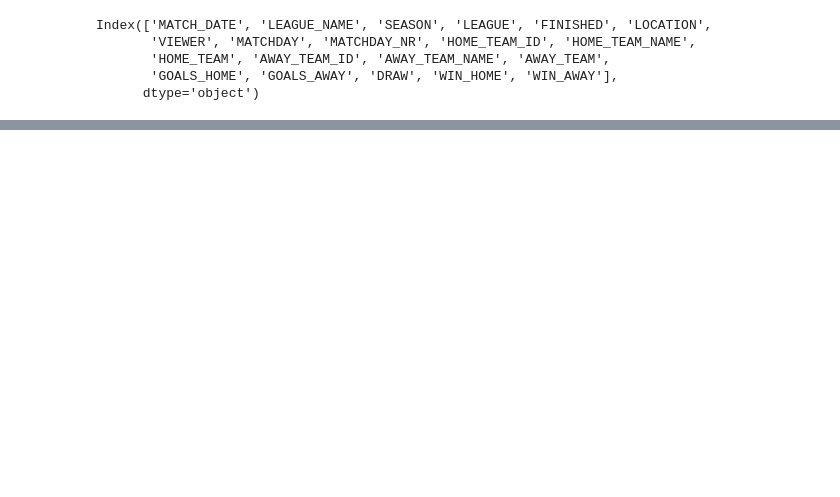
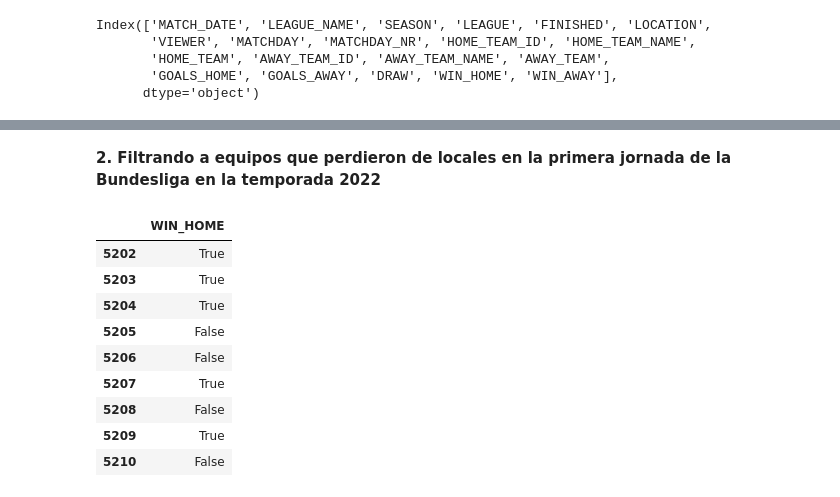
Before and after one commit to OmarFloresPTY/Pandas_Bundesliga_Analisis, a Jupyter notebook: bundesliga_2005_to_2023_season.ipynb, the cells around one changed output, grey strips where cells are left out. Cells and saved outputs as stored; diff of their text form; code cells hidden in the pictures; blank space fills up the shorter version.

```diff
--- a/bundesliga_2005_to_2023_season.ipynb
+++ b/bundesliga_2005_to_2023_season.ipynb
@@ -48,0 +94,16 @@ df_bundesliga.tail(3)
+# %% [markdown]
+**2. Filtrando a equipos que perdieron de locales en la primera jornada de la Bundesliga en la temporada 2022**
+# %%
+df_noWinHome = df_bundesliga.loc[5202:5210,['WIN_HOME']] == 0
+df_noWinHome
+# %% [output]
+|  | WIN_HOME |
+| 5202 | True |
+| 5203 | True |
+| 5204 | True |
+| 5205 | False |
+| 5206 | False |
+| 5207 | True |
+| 5208 | False |
+| 5209 | True |
+| 5210 | False |
```
Also changed, not shown: parts of 8 cells of this notebook.
